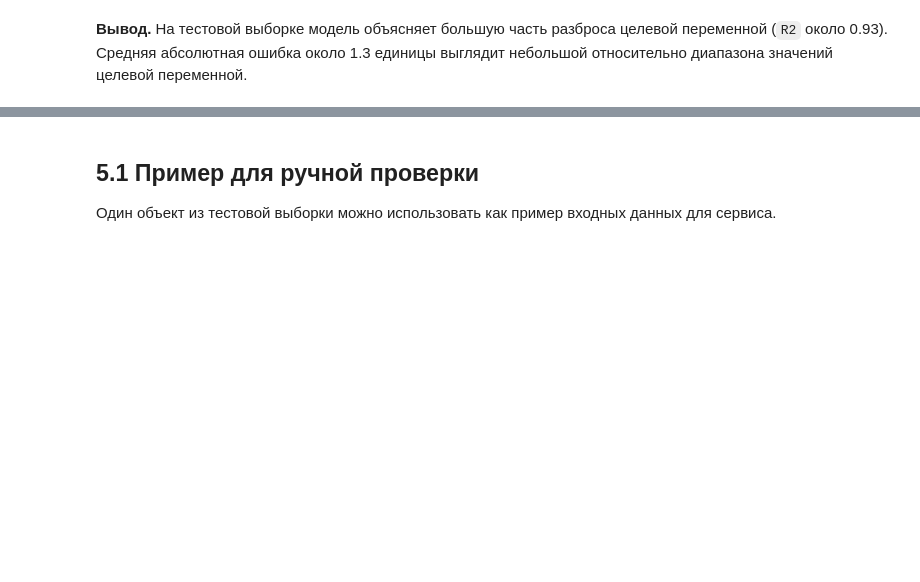
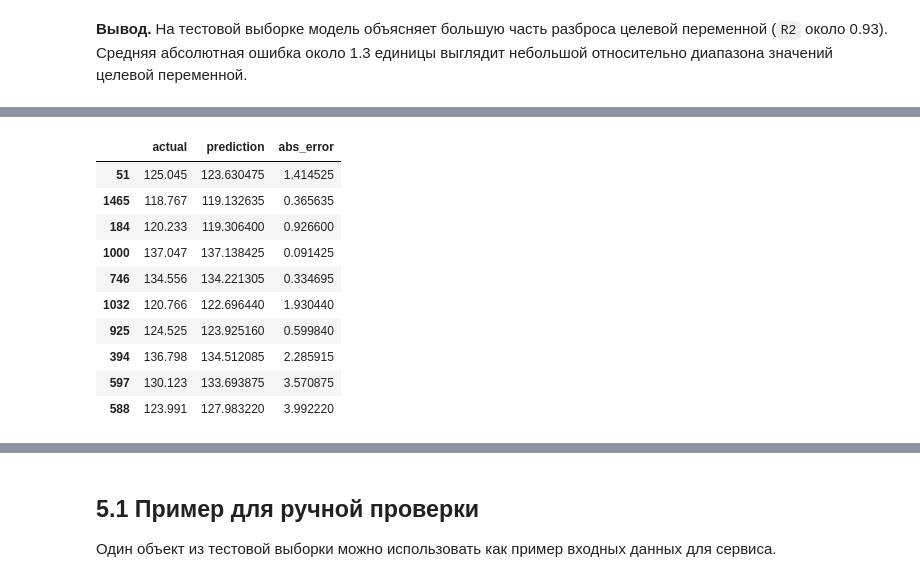
Before and after one commit to nepridumalnik/it-lms-course, a Jupyter notebook: final/task.ipynb, the cells around one changed output, grey strips where cells are left out. Cells and saved outputs as stored; diff of their text form; code cells hidden in the pictures; blank space fills up the shorter version.

```diff
--- a/final/task.ipynb
+++ b/final/task.ipynb
@@ -448,0 +480,19 @@ metrics
+# %%
+prediction_analysis = X_test.copy()
+prediction_analysis["actual"] = y_test_np.ravel()
+prediction_analysis["prediction"] = test_prediction
+prediction_analysis["abs_error"] = (prediction_analysis["actual"] - prediction_analysis["prediction"]).abs()
+
+prediction_analysis[["actual", "prediction", "abs_error"]].head(10)
+# %% [output]
+|  | actual | prediction | abs_error |
+| 51 | 125.045 | 123.630475 | 1.414525 |
+| 1465 | 118.767 | 119.132635 | 0.365635 |
+| 184 | 120.233 | 119.306400 | 0.926600 |
+| 1000 | 137.047 | 137.138425 | 0.091425 |
+| 746 | 134.556 | 134.221305 | 0.334695 |
+| 1032 | 120.766 | 122.696440 | 1.930440 |
+| 925 | 124.525 | 123.925160 | 0.599840 |
+| 394 | 136.798 | 134.512085 | 2.285915 |
+| 597 | 130.123 | 133.693875 | 3.570875 |
+| 588 | 123.991 | 127.983220 | 3.992220 |
```
Also changed, not shown: parts of 5 cells of this notebook.
